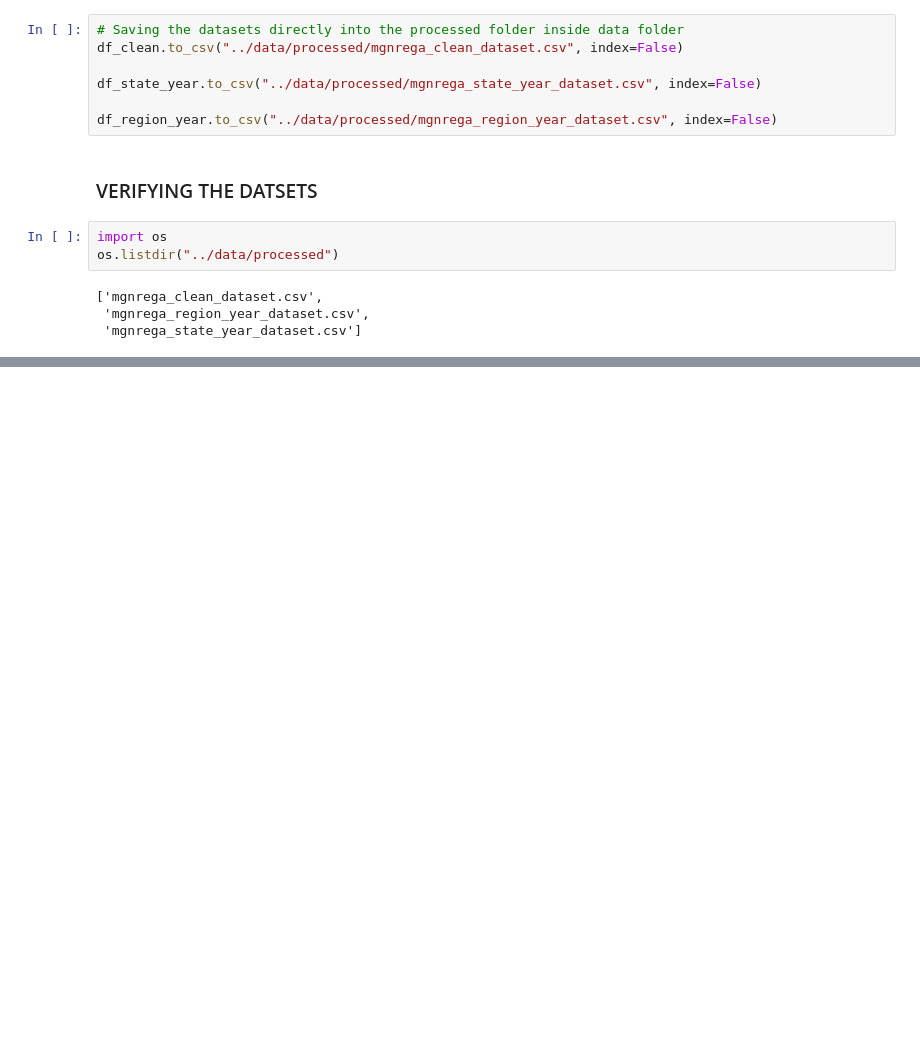
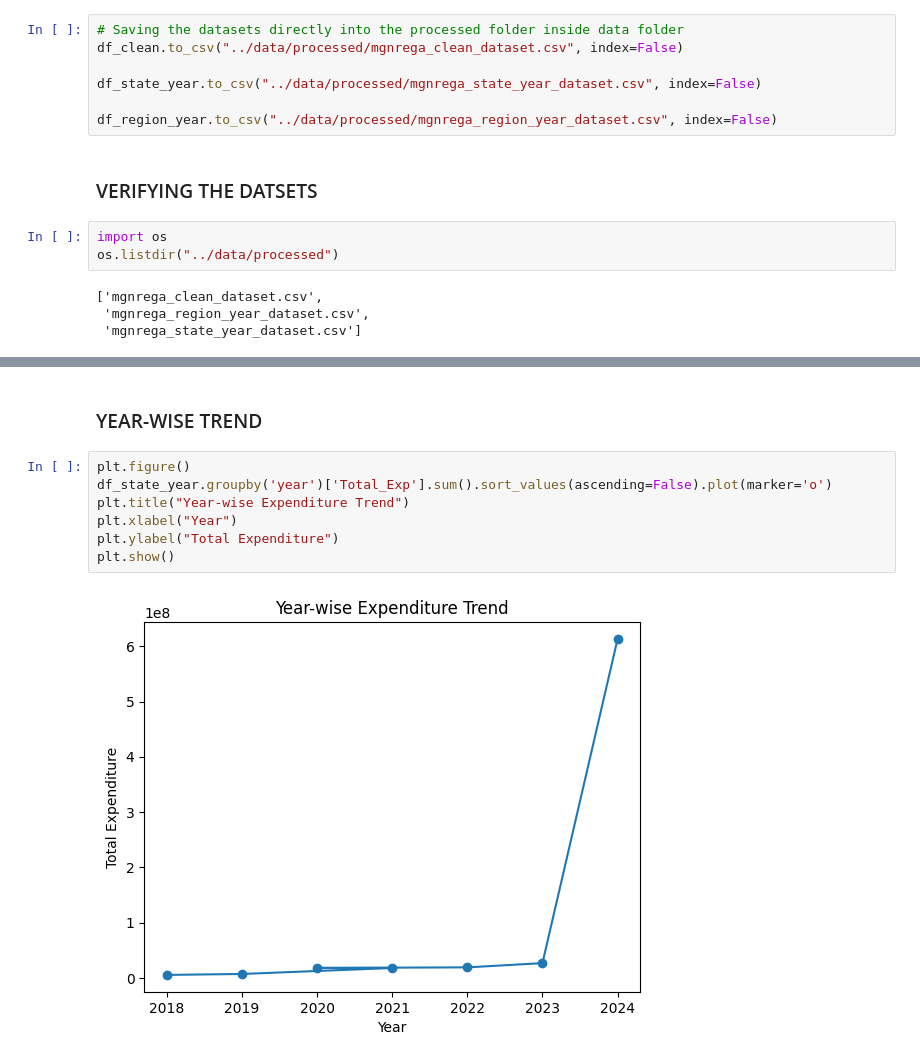
Before and after one commit to Shubhangidixit01/MGNREGA-Data-Analysis, a Jupyter notebook: notebooks/MGNREGA_Analysis.ipynb, the cells around one changed output, grey strips where cells are left out. Cells and saved outputs as stored; diff of their text form; blank space fills up the shorter version.

```diff
--- a/notebooks/MGNREGA_Analysis.ipynb
+++ b/notebooks/MGNREGA_Analysis.ipynb
@@ -1081,0 +1152,11 @@ os.listdir("../data/processed")
+# %% [markdown]
+### YEAR-WISE TREND
+# %%
+plt.figure()
+df_state_year.groupby('year')['Total_Exp'].sum().sort_values(ascending=False).plot(marker='o')
+plt.title("Year-wise Expenditure Trend")
+plt.xlabel("Year")
+plt.ylabel("Total Expenditure")
+plt.show()
+# %% [output]
+[figure, added]
```
Also changed, not shown: parts of 31 cells of this notebook, 2 other files.
